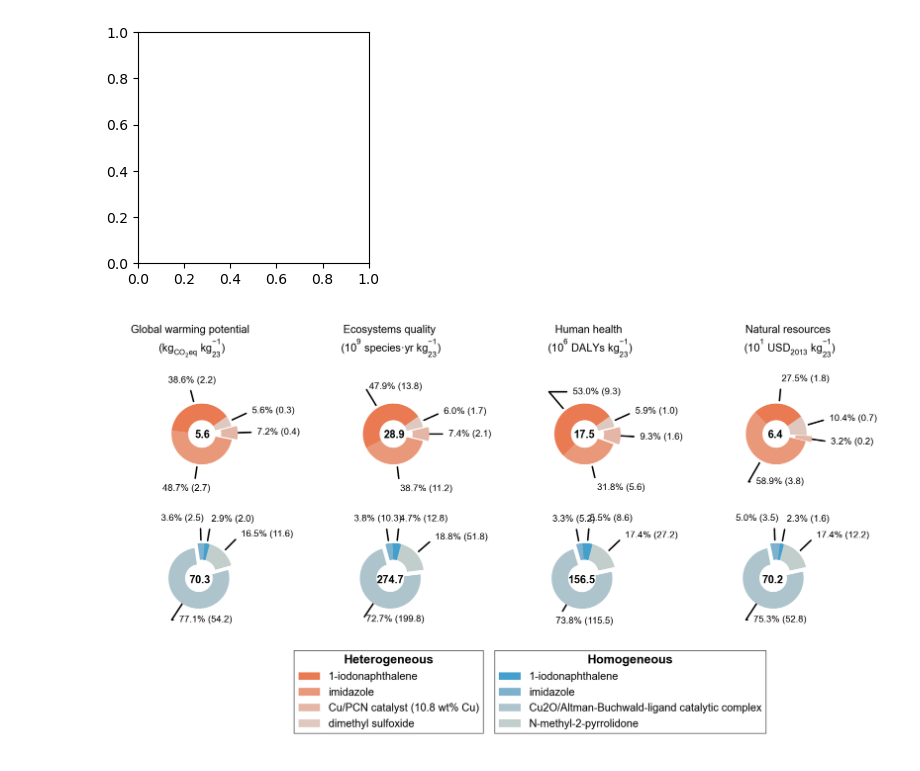
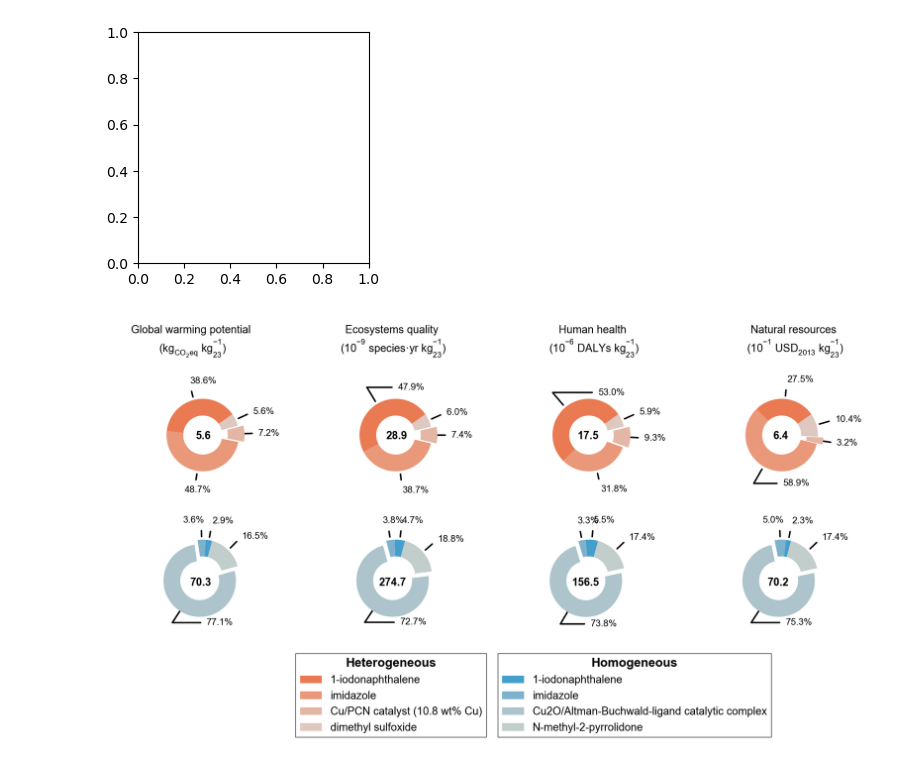
Before and after one commit to vtulus/LCA-of-heterogeneous-GAC, a Jupyter notebook: notebooks/LCAscores_total_doughnutchart.ipynb, the cells around one changed output. Drawn from its saved outputs; the diff is of its cells as text; code cells hidden in the pictures.

```diff
--- a/notebooks/LCAscores_total_doughnutchart.ipynb
+++ b/notebooks/LCAscores_total_doughnutchart.ipynb
@@ -331,7 +331,7 @@ homoge_colors = ["#459fcc", "#7eb1cc", "#adc4cc", "#c2cecb"]
 # %%
 def plot_doughnut(ax, data, explode, colors, startangle, tot_loc = (0.45, 0.47)):
 
-    radius = 0.55
+    radius = 0.65
 
     def label_w_value(label, val, allvals):
         pct = np.round(val / np.sum(allvals) * 100, 2)
@@ -343,7 +343,8 @@ def plot_doughnut(ax, data, explode, colors, startangle, tot_loc = (0.45, 0.47))
         # absolute = np.round(val, 2)
         absolute = turn_to_scientific(val, 1, (-1,3))
         # return "{:.1f}% ({:.2f})".format(pct, absolute)
-        return "{:.1f}% ({:s})".format(pct, absolute)
+        # return "{:.1f}% ({:s})".format(pct, absolute)
+        return "{:.1f}%".format(pct)
 
     # wedges, texts, autotexts = ax.pie(
     wedges, texts = ax.pie(
@@ -412,7 +413,7 @@ data_homoge_eq = res_homoge_eq_plot.iloc[:, 1].values.tolist()
 explode_homoge_eq = (0, 0, 0.1, 0)
 
 # category_label_eq = "\n".join(wrap(res_hetero_eq_plot.columns[1], 36))
-category_label_eq = "Ecosystems quality\n ($10^{9}\ species·yr\ kg^{-1}_{23}$)"
+category_label_eq = "Ecosystems quality\n ($10^{-9}\ species·yr\ kg^{-1}_{23}$)"
 # %%
 labels_hetero_hh = res_hetero_hh_plot["reference product"].values.tolist()
 data_hetero_hh = res_hetero_hh_plot.iloc[:, 1].values.tolist()
@@ -423,7 +424,7 @@ data_homoge_hh = res_homoge_hh_plot.iloc[:, 1].values.tolist()
 explode_homoge_hh = (0, 0, 0.1, 0)
 
 # category_label_hh = "\n".join(wrap(res_hetero_hh_plot.columns[1], 36))
-category_label_hh = "Human health\n ($10^{6}\ DALYs\ kg^{-1}_{23}$)"
+category_label_hh = "Human health\n ($10^{-6}\ DALYs\ kg^{-1}_{23}$)"
 # %%
 labels_hetero_nr = res_hetero_nr_plot["reference product"].values.tolist()
 data_hetero_nr = res_hetero_nr_plot.iloc[:, 1].values.tolist()
@@ -434,7 +435,7 @@ data_homoge_nr = res_homoge_nr_plot.iloc[:, 1].values.tolist()
 explode_homoge_nr = (0, 0, 0.1, 0)
 
 # category_label_nr = "\n".join(wrap(res_hetero_nr_plot.columns[1], 36))
-category_label_nr = "Natural resources\n ($10^{1}\ USD_{2013}\ kg_{23}^{-1}$)"
+category_label_nr = "Natural resources\n ($10^{-1}\ USD_{2013}\ kg_{23}^{-1}$)"
 # %%
 fig, ax = plt.subplots(figsize=(6, 3), subplot_kw=dict(aspect="equal"))
 
@@ -690,35 +691,35 @@ ax_label3.text(
 ## LEGEND ################################################################
 leg0 = ax_legend0.legend(w_hetero, labels_hetero_gwp,
         loc="lower right",
         frameon=True,
         fancybox=False,
         edgecolor="k",
         # columnspacing=0.7,
         fontsize=7,
         title_fontsize=8,
         bbox_to_anchor=(1, 0))
 leg0.get_frame().set_linewidth(0.4)
 leg0.set_title(title="Heterogeneous", prop={"size":8, "weight":"bold"})
 
 leg1 = ax_legend1.legend(w_homoge, labels_homoge_gwp,
         loc="lower left",
         frameon=True,
         fancybox=False,
         edgecolor="k",
         # columnspacing=0.7,
         fontsize=7,
         title_fontsize=8,
         bbox_to_anchor=(0, 0))
 leg1.get_frame().set_linewidth(0.4)
 leg1.set_title(title="Homogeneous", prop={"size":8, "weight":"bold"})
 
 ## EXPORT ################################################################
 # figNamePNG = "LCAscore_total_barplot.png"
-# figNameSVG = "LCAscore_total_barplot.svg"
+figNameSVG = "LCAscore_total_doughnut.svg"
 
 # plt.savefig(str(pngFilesDir / figNamePNG))  # export fig as png
-# plt.savefig(str(svgFilesDir / figNameSVG))  # export fig as svg
+plt.savefig(str(svgFilesDir / figNameSVG))  # export fig as svg
 # %% [output]
-[figure, old version]
+[figure, new version]
 # %%
 bw.__version__
```
Also changed, not shown: parts of 2 cells of this notebook.
